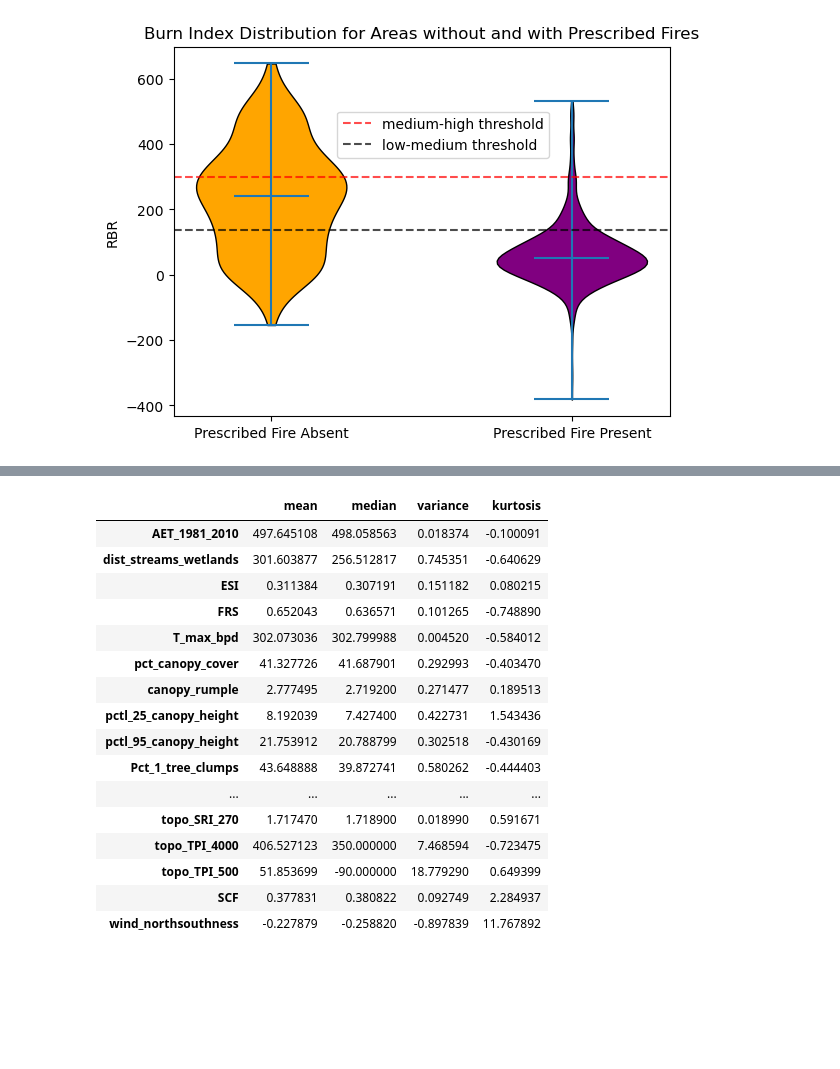
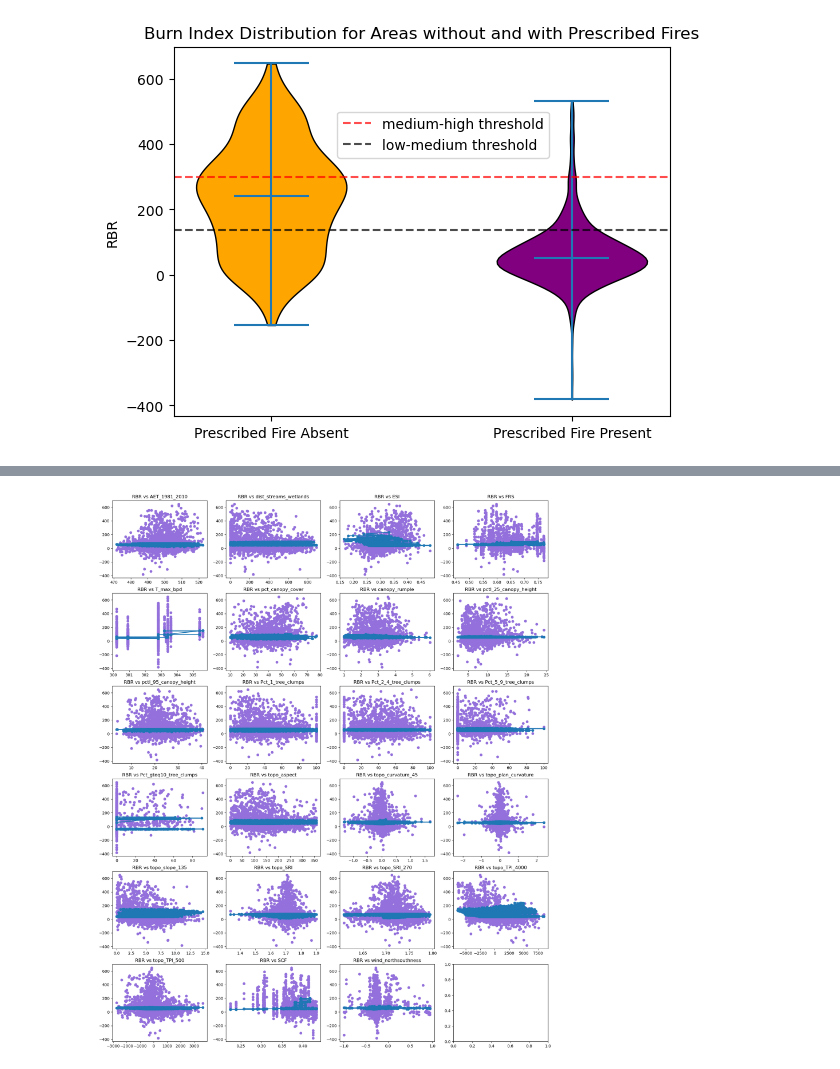
Before and after one commit to UW-ESS-DS/MLGeo2023_ESS569_Burn_Severity_Drivers, a Jupyter notebook: data_characterization.ipynb, the cells around one changed output, grey strips where cells are left out. Drawn from its saved outputs; the diff is of its cells as text; code cells hidden in the pictures; blank space fills up the shorter version.

Commit message:
Attempts at LOWESS  were made...

```diff
--- a/data_characterization.ipynb
+++ b/data_characterization.ipynb
@@ -120,21 +151,27 @@ for r, c, var in zip(row_order, col_order, analog_vars): # loop through each con
-# %%
-stats_df = pd.DataFrame.from_dict(stats)
-stats_df.T
-# %% [output]
-|  | mean | median | variance | kurtosis |
-| AET_1981_2010 | 497.645108 | 498.058563 | 0.018374 | -0.100091 |
-| dist_streams_wetlands | 301.603877 | 256.512817 | 0.745351 | -0.640629 |
-| ESI | 0.311384 | 0.307191 | 0.151182 | 0.080215 |
-| FRS | 0.652043 | 0.636571 | 0.101265 | -0.748890 |
-| T_max_bpd | 302.073036 | 302.799988 | 0.004520 | -0.584012 |
-| pct_canopy_cover | 41.327726 | 41.687901 | 0.292993 | -0.403470 |
-| canopy_rumple | 2.777495 | 2.719200 | 0.271477 | 0.189513 |
-| pctl_25_canopy_height | 8.192039 | 7.427400 | 0.422731 | 1.543436 |
-| pctl_95_canopy_height | 21.753912 | 20.788799 | 0.302518 | -0.430169 |
-| Pct_1_tree_clumps | 43.648888 | 39.872741 | 0.580262 | -0.444403 |
-| ... | ... | ... | ... | ... |
-| topo_SRI_270 | 1.717470 | 1.718900 | 0.018990 | 0.591671 |
-| topo_TPI_4000 | 406.527123 | 350.000000 | 7.468594 | -0.723475 |
-| topo_TPI_500 | 51.853699 | -90.000000 | 18.779290 | 0.649399 |
-| SCF | 0.377831 | 0.380822 | 0.092749 | 2.284937 |
-| wind_northsouthness | -0.227879 | -0.258820 | -0.897839 | 11.767892 |
+# %%
+from statsmodels.nonparametric.smoothers_lowess import lowess
+
+ncols = 4 # change to whatever you'd like!
+nrows = int( np.ceil( (len(analog_vars.keys())/ncols) ) )
+
+fig, ax = plt.subplots(nrows, ncols, figsize=(5*ncols, 100/ncols))
+
+col_order = list(np.arange(ncols))*nrows
+row_order = []
+for i in np.arange(nrows):
+    for j in np.arange(ncols):
+        row_order.append(i)
+
+for r, c, var in zip(row_order, col_order, analog_vars): # loop through each continuous variable
+    ax[r][c].scatter(data[var], data['RBR'], c='mediumpurple') # make scatterplot of var vs RBR
+    ax[r][c].set_title(f"RBR vs {var}") # tile scatterplot
+
+    fit = lowess(data['RBR'], data[var])[:,1]
+    ax[r][c].plot(data[var], fit, 'o-', lw=2)
+
+
+# for var in analog_vars
+#     sns.regplot(var, "RBR", data=analog_vars,  color="grey", scatter_kws={"s": 10},
+#                 line_kws={"color":"r","alpha":1,"lw":1} ,lowess=True)
+# %% [output]
+[figure, added]
```
Also changed, not shown: parts of 5 cells of this notebook.
